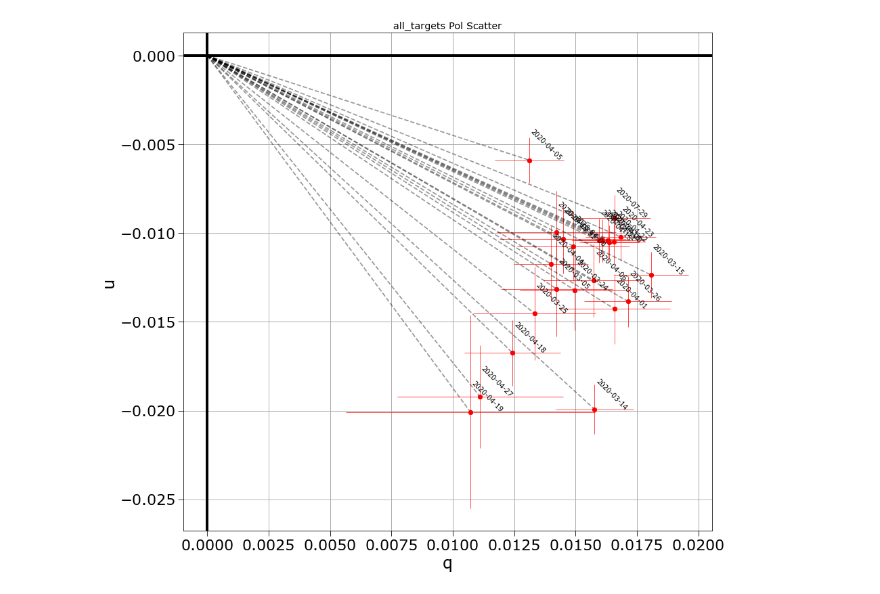
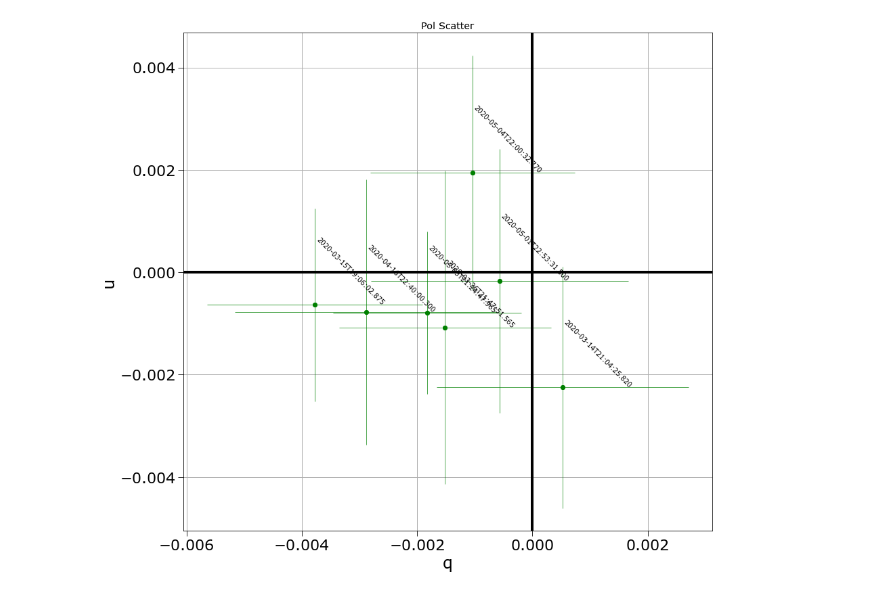
Before and after one commit to coderXmachina2/Suhora_polarimety, a Jupyter notebook: polarimetry_3.ipynb, the cells around one changed output. Saved outputs shown, nothing was run; the diff lists cells and outputs as text; code cells hidden in the pictures.

Commit message:
Made scatter work

```diff
--- a/polarimetry_3.ipynb
+++ b/polarimetry_3.ipynb
@@ -67 +61,16 @@ output: ./stats/2020-04-28/pol_std/OJ287/master_2020-04-28_oj287_P1-P3R215-243_m
+# %%
+#New data loader
+file_obs = glob.glob("./list_data_files/*")
+data_bd64 = funcs_utils.list_autoloader(file_obs[0],
+                                         verbose_file=False)
+
+
+data_EECep = funcs_utils.list_autoloader(file_obs[1],
+                                         verbose_file=False)
+
+data_g191 = funcs_utils.list_autoloader(file_obs[2],
+                                         verbose_file=False)
+
+data_hd2158 = funcs_utils.list_autoloader(file_obs[5],
+                                         verbose_file=False)
 # %%
@@ -302,4 +200,8 @@ Len of that things. Expectation 4: 4
 # %%
-funcs_polarimetry.q_n_u_single_plot_v1(target_data, 'red', './img_out/all_targets', '', False, True ,True, False)
+funcs_polarimetry.q_n_u_single_plot_v1(data_g191[0],
+                                       data_g191[1],
+                                       plot_c='green')
+
+#funcs_polarimetry.q_n_u_single_plot_v1(high_pol_data, 'green', './img_out/all_high_pols', 'high_pol', False, True ,True, False) #
 # %% [output]
-[figure, old version]
+[figure, new version]
```
Also changed, not shown: parts of 27 cells of this notebook, 1 other file.
